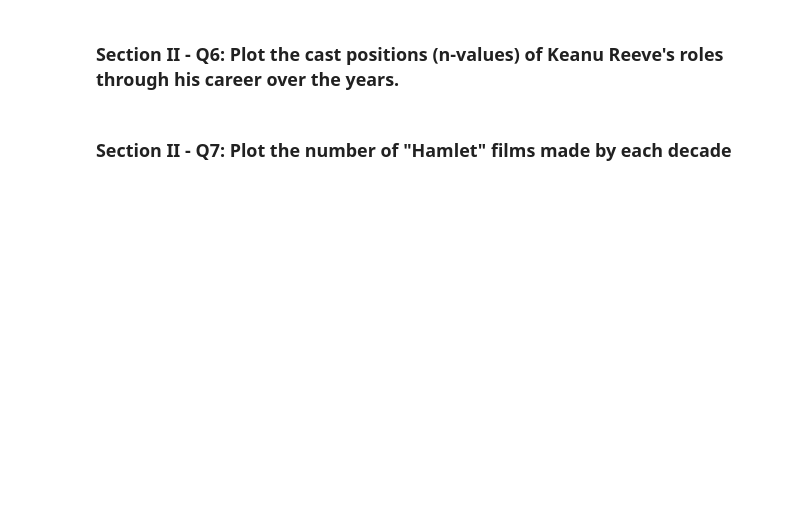
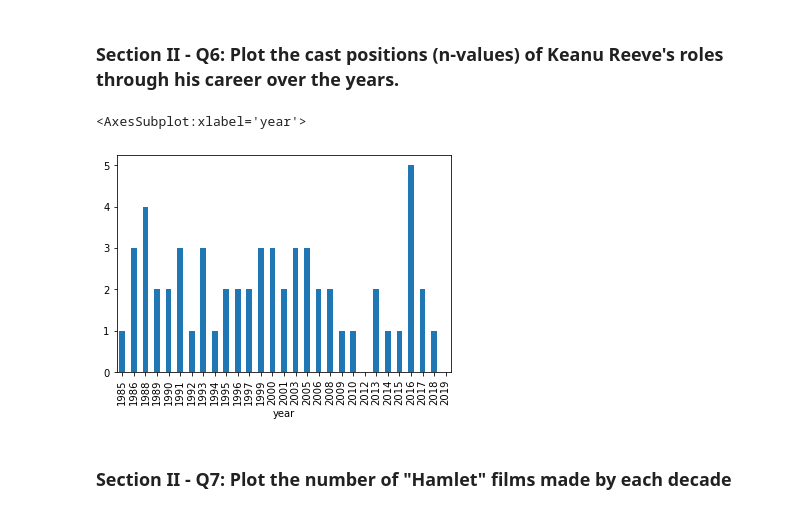
Before and after one commit to tharsoma/mec-mini-projects, a Jupyter notebook: mec-5.3.10-data-wranging-with-pandas-mini-project/Mini_Project_Data_Wrangling_Pandas.ipynb, the cells around one changed output. Drawn from its saved outputs; the diff is of its cells as text; code cells hidden in the pictures; blank space fills up the shorter version.

```diff
--- a/mec-5.3.10-data-wranging-with-pandas-mini-project/Mini_Project_Data_Wrangling_Pandas.ipynb
+++ b/mec-5.3.10-data-wranging-with-pandas-mini-project/Mini_Project_Data_Wrangling_Pandas.ipynb
@@ -407,4 +427,9 @@ himself_df.name.value_counts().head(10).plot(kind = 'bar')
 # %% [markdown]
 ### Section II - Q6: Plot the cast positions (n-values) of Keanu Reeve's roles through his career over the years.
+# %%
+keanu_ree_roles['n'].plot(kind = 'bar')
+# %% [output]
+<AxesSubplot:xlabel='year'>
+[figure, added]
 # %% [markdown]
 ### Section II - Q7: Plot the number of "Hamlet" films made by each decade
```
Also changed, not shown: parts of 14 cells of this notebook.
